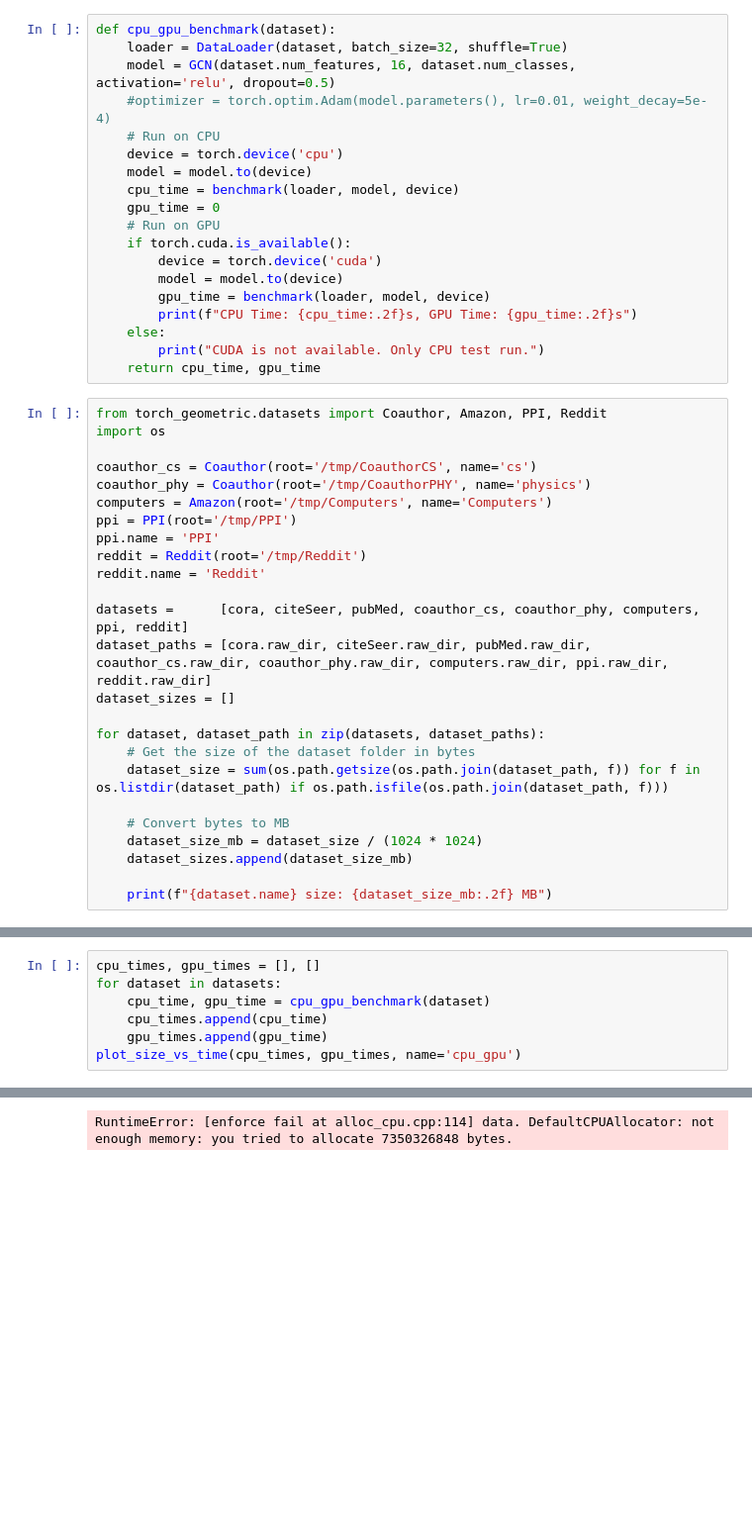
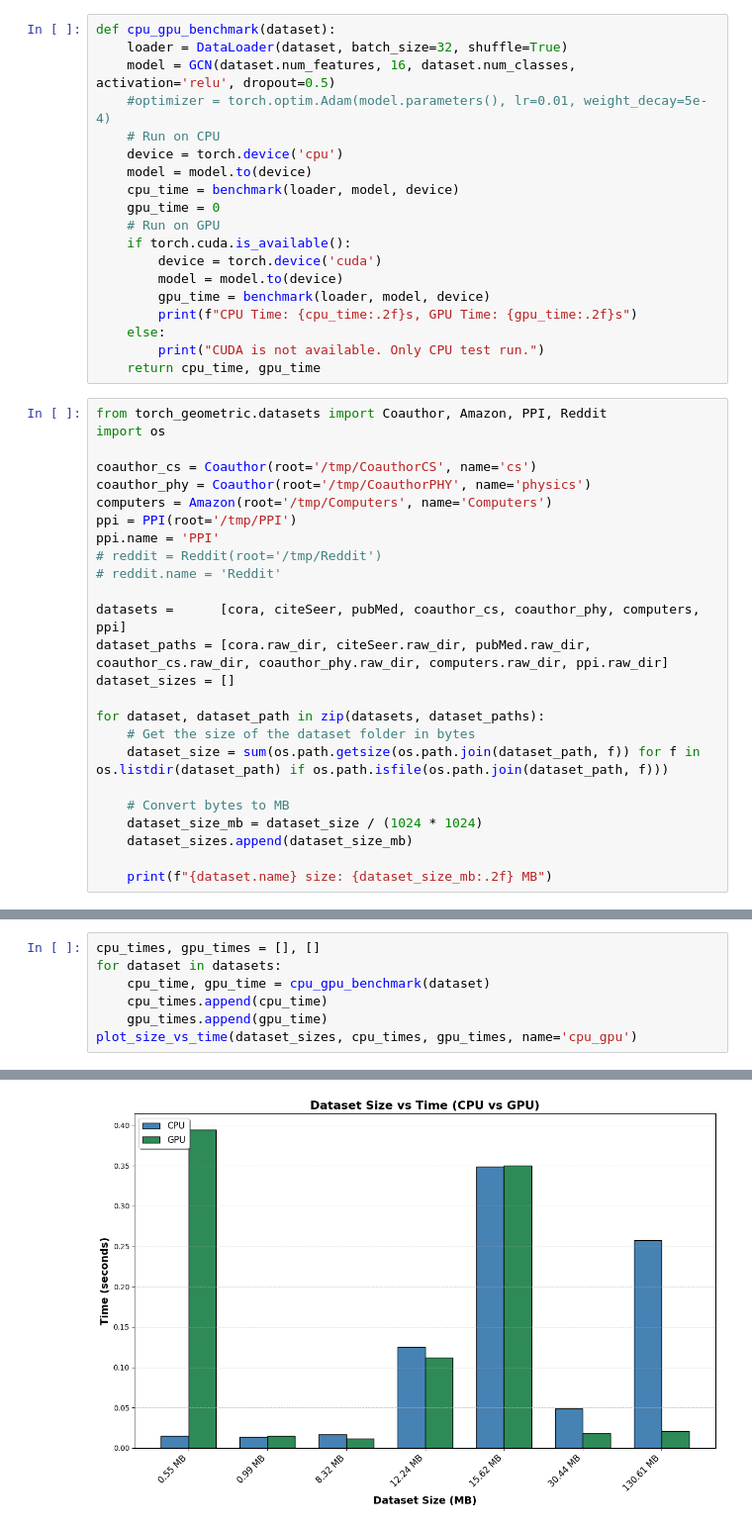
Before and after one commit to francis802/GNN-Paper, a Jupyter notebook: paper_tutorial.ipynb, the cells around one changed output, grey strips where cells are left out. Shown: that part at 99% size. Drawn from its saved outputs; the diff is of its cells as text; blank space fills up the shorter version.

```diff
--- a/paper_tutorial.ipynb
+++ b/paper_tutorial.ipynb
@@ -372,11 +380,11 @@ coauthor_phy = Coauthor(root='/tmp/CoauthorPHY', name='physics')
 computers = Amazon(root='/tmp/Computers', name='Computers')
 ppi = PPI(root='/tmp/PPI')
 ppi.name = 'PPI'
-reddit = Reddit(root='/tmp/Reddit')
-reddit.name = 'Reddit'
+# reddit = Reddit(root='/tmp/Reddit')
+# reddit.name = 'Reddit'
 
-datasets =      [cora, citeSeer, pubMed, coauthor_cs, coauthor_phy, computers, ppi, reddit]
-dataset_paths = [cora.raw_dir, citeSeer.raw_dir, pubMed.raw_dir, coauthor_cs.raw_dir, coauthor_phy.raw_dir, computers.raw_dir, ppi.raw_dir, reddit.raw_dir]
+datasets =      [cora, citeSeer, pubMed, coauthor_cs, coauthor_phy, computers, ppi]
+dataset_paths = [cora.raw_dir, citeSeer.raw_dir, pubMed.raw_dir, coauthor_cs.raw_dir, coauthor_phy.raw_dir, computers.raw_dir, ppi.raw_dir]
 dataset_sizes = []
 
 for dataset, dataset_path in zip(datasets, dataset_paths):
@@ -403,5 +410,5 @@ for dataset in datasets:
     cpu_time, gpu_time = cpu_gpu_benchmark(dataset)
     cpu_times.append(cpu_time)
     gpu_times.append(gpu_time)
-plot_size_vs_time(cpu_times, gpu_times, name='cpu_gpu')
+plot_size_vs_time(dataset_sizes, cpu_times, gpu_times, name='cpu_gpu')
 # %% [output]
@@ -415 +422 @@ CUDA is not available. Only CPU test run.
-RuntimeError: [enforce fail at alloc_cpu.cpp:114] data. DefaultCPUAllocator: not enough memory: you tried to allocate 7350326848 bytes.
+[figure, added]
```
Also changed, not shown: parts of 11 cells of this notebook, 8 other files.
